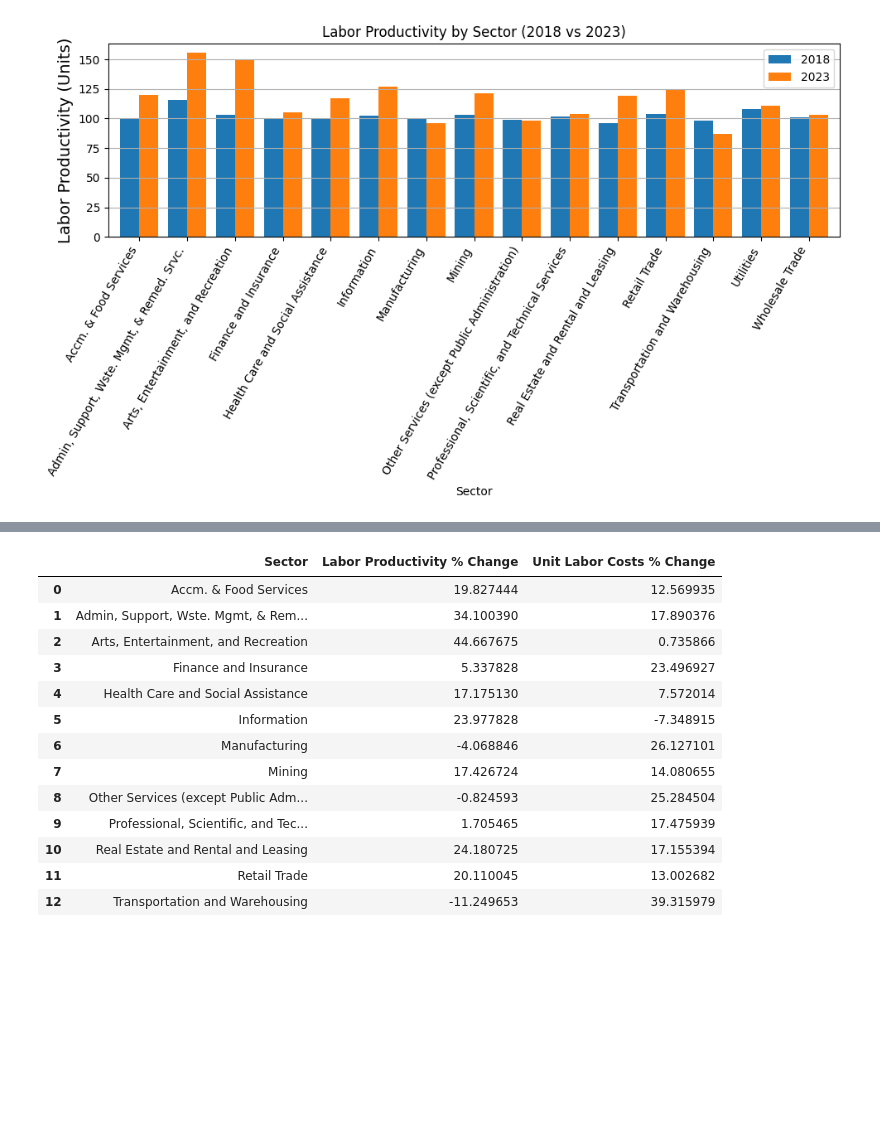
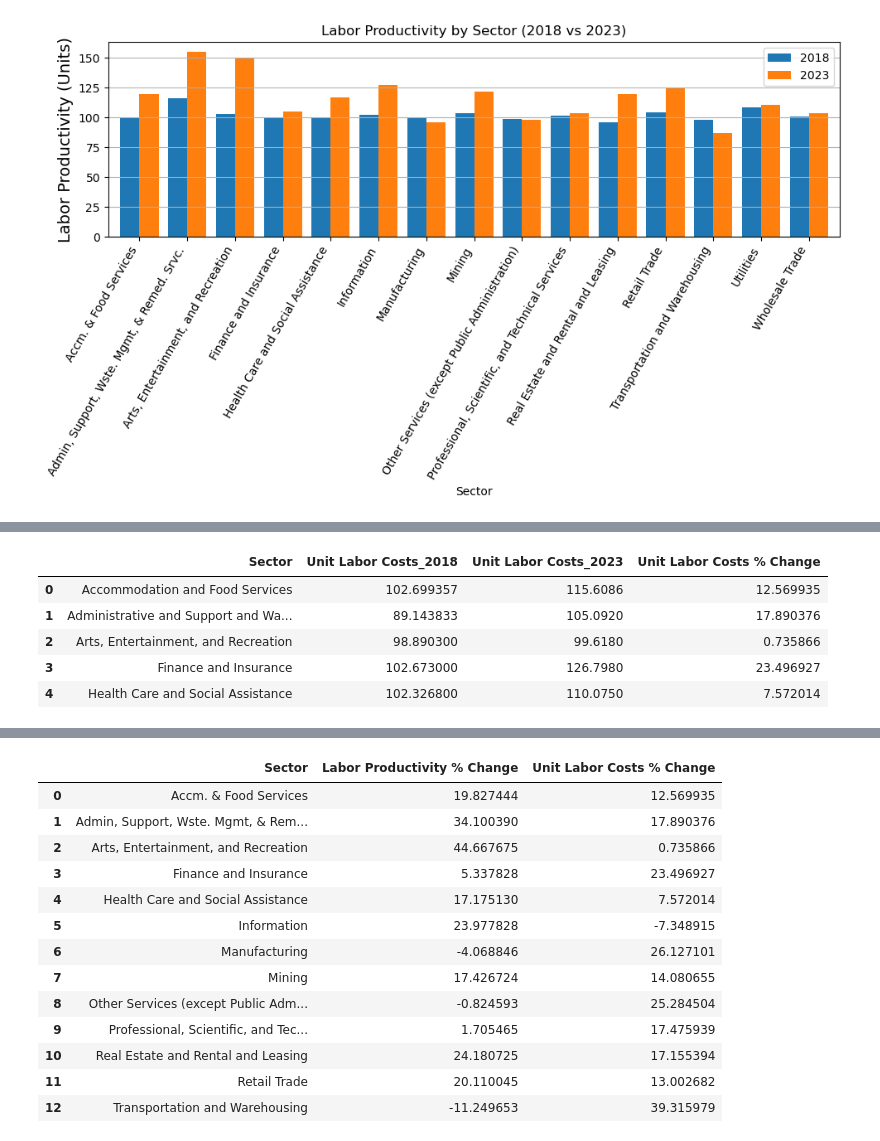
Before and after one commit to katmr27/class_project_1-, a Jupyter notebook: Project_1_Final_Draft.ipynb, the cells around one changed output, grey strips where cells are left out. Cells and saved outputs as stored; diff of their text form; code cells hidden in the pictures; blank space fills up the shorter version.

```diff
--- a/Project_1_Final_Draft.ipynb
+++ b/Project_1_Final_Draft.ipynb
@@ -309,0 +310,15 @@ sector_labor_plot.yaxis.grid(True)
+# %%
+first_yr1 = sector_unit_labor_costs_df[sector_unit_labor_costs_df["Year"] == 2018]
+last_yr1 = sector_unit_labor_costs_df[sector_unit_labor_costs_df["Year"] == 2023]
+
+merged_df1 = pd.merge(first_yr1, last_yr1, on="Sector", suffixes=("_2018", "_2023"))
+merged_df1["Unit Labor Costs % Change"] = ((merged_df1["Unit Labor Costs_2023"] - merged_df1["Unit Labor Costs_2018"]) / merged_df1["Unit Labor Costs_2018"]) * 100
+sector_unit_labor_costs_percent_change = merged_df1[["Sector", "Unit Labor Costs_2018", "Unit Labor Costs_2023", "Unit Labor Costs % Change"]]
+sector_unit_labor_costs_percent_change.head()
+# %% [output]
+|  | Sector | Unit Labor Costs_2018 | Unit Labor Costs_2023 | Unit Labor Costs % Change |
+| 0 | Accommodation and Food Services | 102.699357 | 115.6086 | 12.569935 |
+| 1 | Administrative and Support and Wa... | 89.143833 | 105.0920 | 17.890376 |
+| 2 | Arts, Entertainment, and Recreation | 98.890300 | 99.6180 | 0.735866 |
+| 3 | Finance and Insurance | 102.673000 | 126.7980 | 23.496927 |
+| 4 | Health Care and Social Assistance | 102.326800 | 110.0750 | 7.572014 |
```
Also changed, not shown: parts of 28 cells of this notebook, 3 other files.
